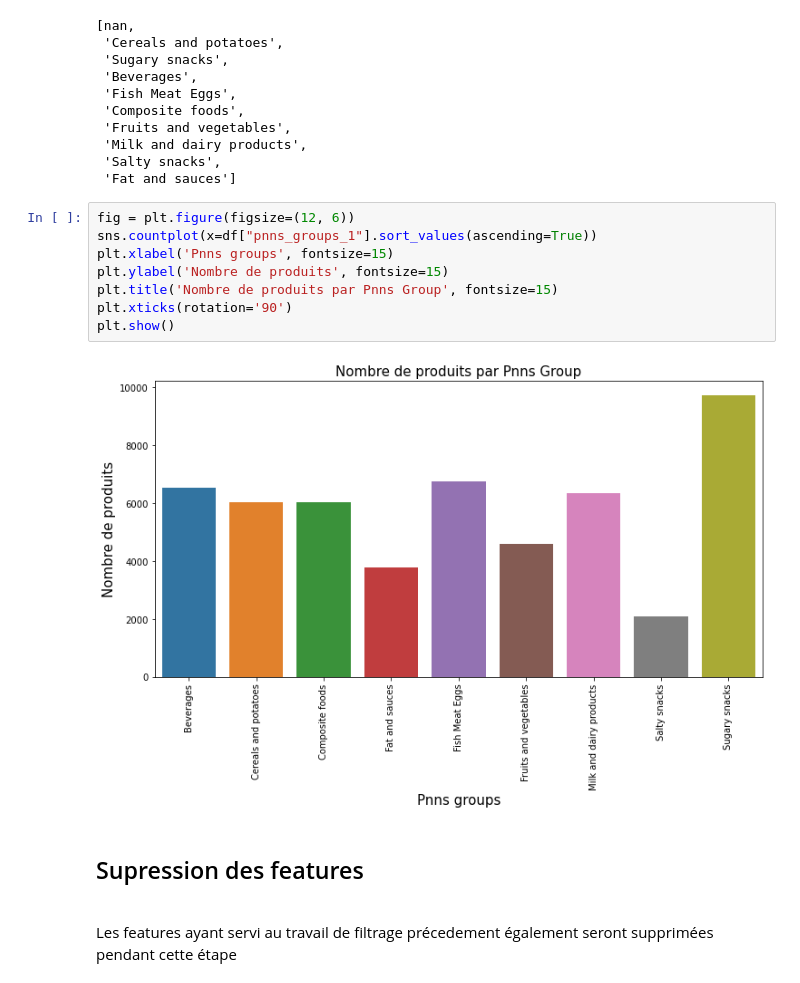
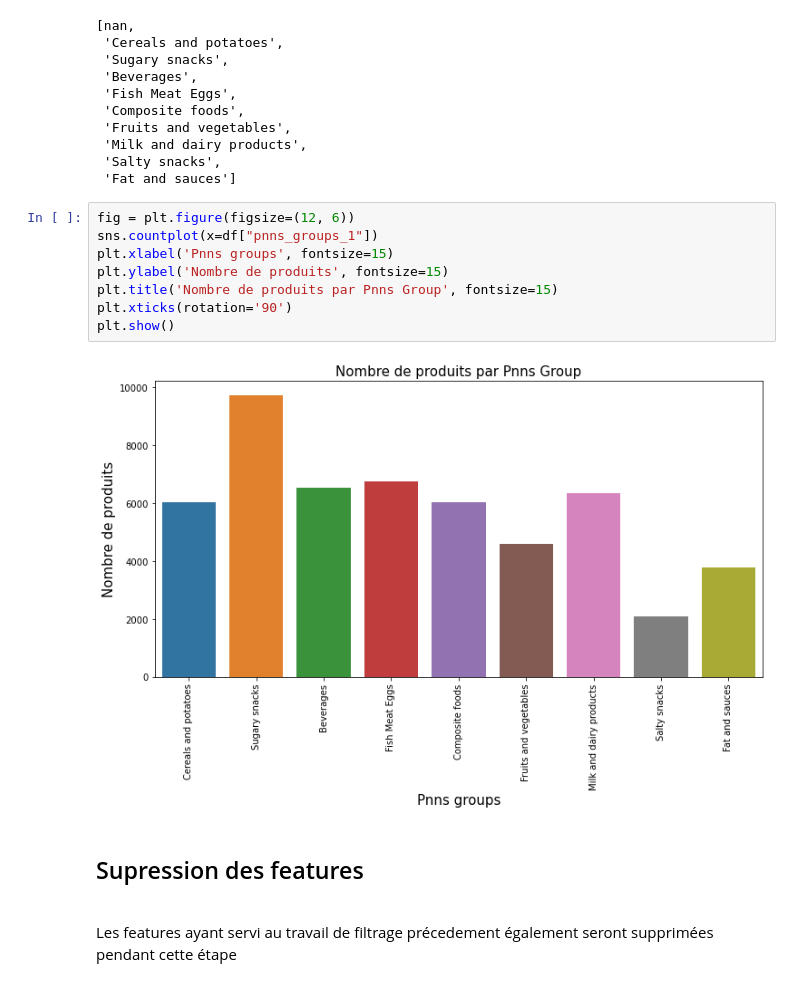
Before and after one commit to Antoine-LR/Python, a Jupyter notebook: RUDULIER_Antoine_1_notebook_nettoyage_122022.ipynb, the cells around one changed output. Saved outputs shown, nothing was run; the diff lists cells and outputs as text.

```diff
--- a/RUDULIER_Antoine_1_notebook_nettoyage_122022.ipynb
+++ b/RUDULIER_Antoine_1_notebook_nettoyage_122022.ipynb
@@ -405,14 +405,14 @@ list(pd.unique(df.pnns_groups_1.values))
  'Fat and sauces']
 # %%
 fig = plt.figure(figsize=(12, 6))
-sns.countplot(x=df["pnns_groups_1"].sort_values(ascending=True))
+sns.countplot(x=df["pnns_groups_1"])
 plt.xlabel('Pnns groups', fontsize=15)
 plt.ylabel('Nombre de produits', fontsize=15)
 plt.title('Nombre de produits par Pnns Group', fontsize=15)
 plt.xticks(rotation='90')
 plt.show()
 # %% [output]
-[figure, old version]
+[figure, new version]
 # %% [markdown]
 ## Supression des features
 
```
Also changed, not shown: parts of 153 cells of this notebook.
